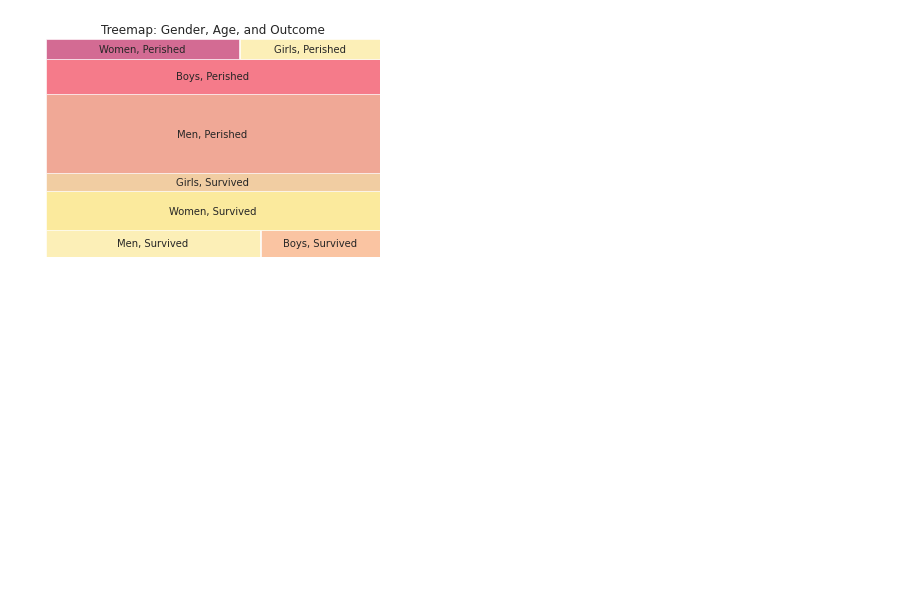
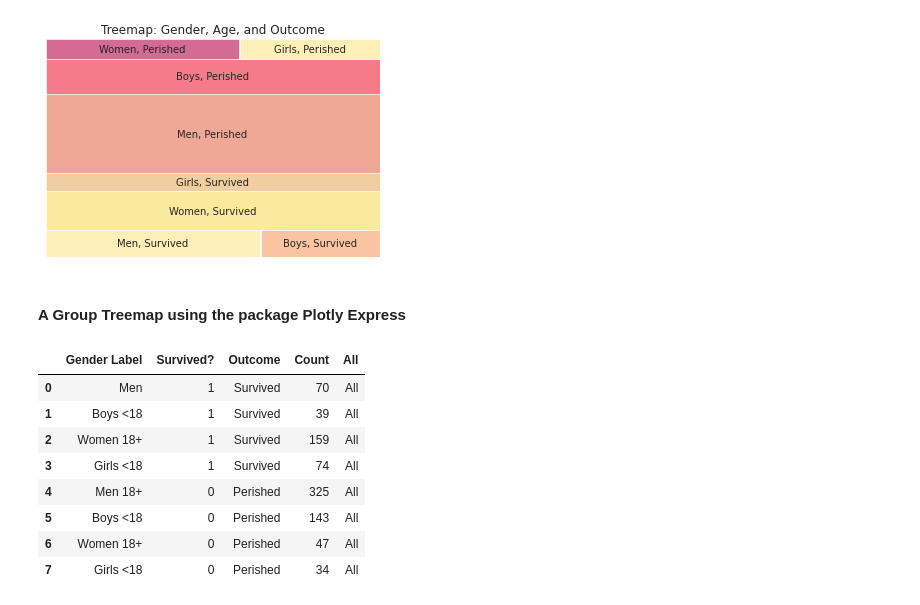
Before and after one commit to jhat0353/Titanic-Kaggle-Group, a Jupyter notebook: Kaggle_Titanic_Exploratory_Data_Analysis_Master.ipynb, the cells around one changed output. Drawn from its saved outputs; the diff is of its cells as text; code cells hidden in the pictures; blank space fills up the shorter version.

```diff
--- a/Kaggle_Titanic_Exploratory_Data_Analysis_Master.ipynb
+++ b/Kaggle_Titanic_Exploratory_Data_Analysis_Master.ipynb
@@ -560,3 +567,59 @@ plt.axis('off')
 plt.show()
 # %% [output]
 [figure]
+# %% [markdown]
+#### A Group Treemap using the package Plotly Express
+# %%
+treedata2 = {'Gender Label': ["Men",
+                   "Boys <18",
+                   "Women 18+",
+                   "Girls <18",
+                   "Men 18+",
+                   "Boys <18",
+                   "Women 18+",
+                   "Girls <18",],
+            'Survived?': ["1",
+                   "1",
+                   "1",
+                   "1",
+                   "0",
+                   "0",
+                   "0",
+                   "0",],
+            'Outcome': ["Survived",
+                   "Survived",
+                   "Survived",
+                   "Survived",
+                   "Perished",
+                   "Perished",
+                   "Perished",
+                   "Perished",],
+        'Count':[len(df[(df["Survived"]==True) & (df["Sex"]=="male") & (df["Age"]>=18.0)]),
+                  len(df[(df["Survived"]==True) & (df["Sex"]=="male") & (df["Age"]<18.0)]),
+                  len(df[(df["Survived"]==True) & (df["Sex"]=="female") & (df["Age"]>=18.0)]),
+                  len(df[(df["Survived"]==True) & (df["Sex"]=="female") & (df["Age"]<18.0)]),
+                  len(df[(df["Survived"]==False) & (df["Sex"]=="male") & (df["Age"]>=18.0)]),
+                  len(df[(df["Survived"]==False) & (df["Sex"]=="male") & (df["Age"]<18.0)]),
+                  len(df[(df["Survived"]==False) & (df["Sex"]=="female") & (df["Age"]>=18.0)]),
+                  len(df[(df["Survived"]==False) & (df["Sex"]=="female") & (df["Age"]<18.0)]),],
+            'All': ["All",
+                   "All",
+                   "All",
+                   "All",
+                   "All",
+                   "All",
+                   "All",
+                   "All",],
+            }
+treedf2 = pd.DataFrame(treedata2)
+treedf2 #print the dataframe
+# %% [output]
+|  | Gender Label | Survived? | Outcome | Count | All |
+| 0 | Men | 1 | Survived | 70 | All |
+| 1 | Boys <18 | 1 | Survived | 39 | All |
+| 2 | Women 18+ | 1 | Survived | 159 | All |
+| 3 | Girls <18 | 1 | Survived | 74 | All |
+| 4 | Men 18+ | 0 | Perished | 325 | All |
+| 5 | Boys <18 | 0 | Perished | 143 | All |
+| 6 | Women 18+ | 0 | Perished | 47 | All |
+| 7 | Girls <18 | 0 | Perished | 34 | All |
```
Also changed, not shown: parts of 5 cells of this notebook.
